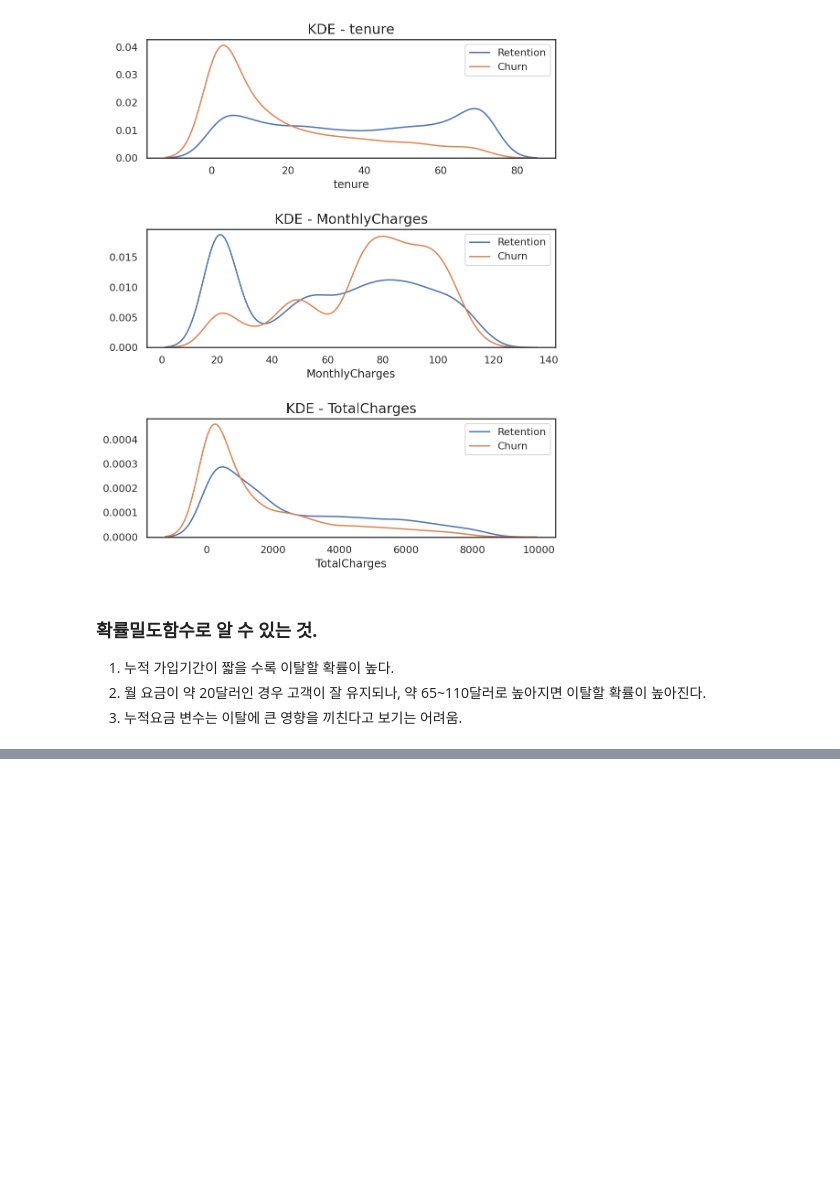
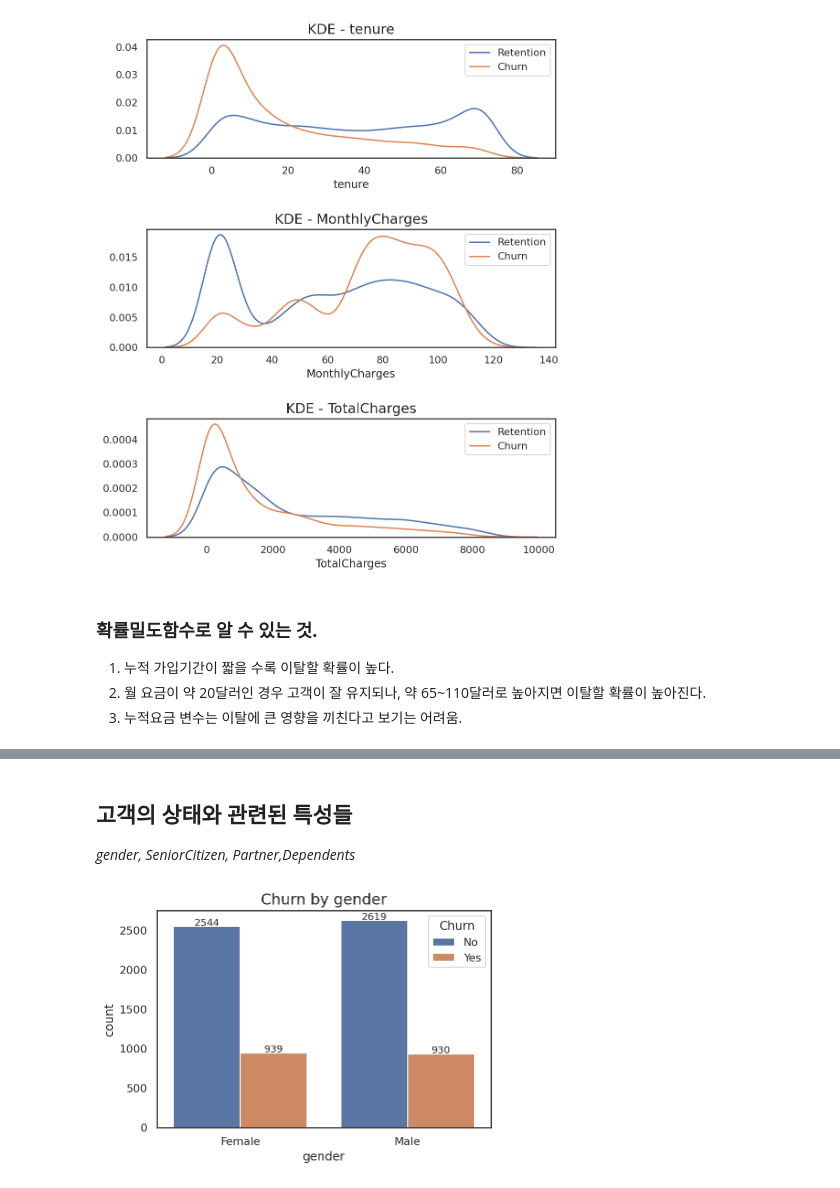
Before and after one commit to maengg/Customer_churn, a Jupyter notebook: Customer_churn.ipynb, the cells around one changed output, grey strips where cells are left out. Cells and saved outputs as stored; diff of their text form; code cells hidden in the pictures; blank space fills up the shorter version.

```diff
--- a/Customer_churn.ipynb
+++ b/Customer_churn.ipynb
@@ -161,3 +163,7 @@ plt.ylabel('')
 plt.show()
 # %% [output]
 [figure]
+# %%
+# Churn 특성 No => 0, Yes =>1
+
+df['Churn'].replace({'No' : 0, 'Yes' : 1}, inplace=True)
@@ -210,0 +229,16 @@ plt.show()
+# %% [markdown]
+## **고객의 상태와 관련된 특성들**
+
+*gender, SeniorCitizen, Partner,Dependents*
+# %%
+# gender 별 이탈 정도 확인.
+ax = sns.countplot('gender', hue='Churn', data=df)
+ax.set_title('Churn by gender', fontsize=15)
+
+# 각각의 바 위에 값 추가.
+for p in ax.patches:
+  ax.text(p.get_x()+p.get_width()/2., p.get_height()+15, p.get_height(), ha='center', size=10)
+
+plt.show()
+# %% [output]
+[figure, added]
```
Also changed, not shown: parts of 17 cells of this notebook.
